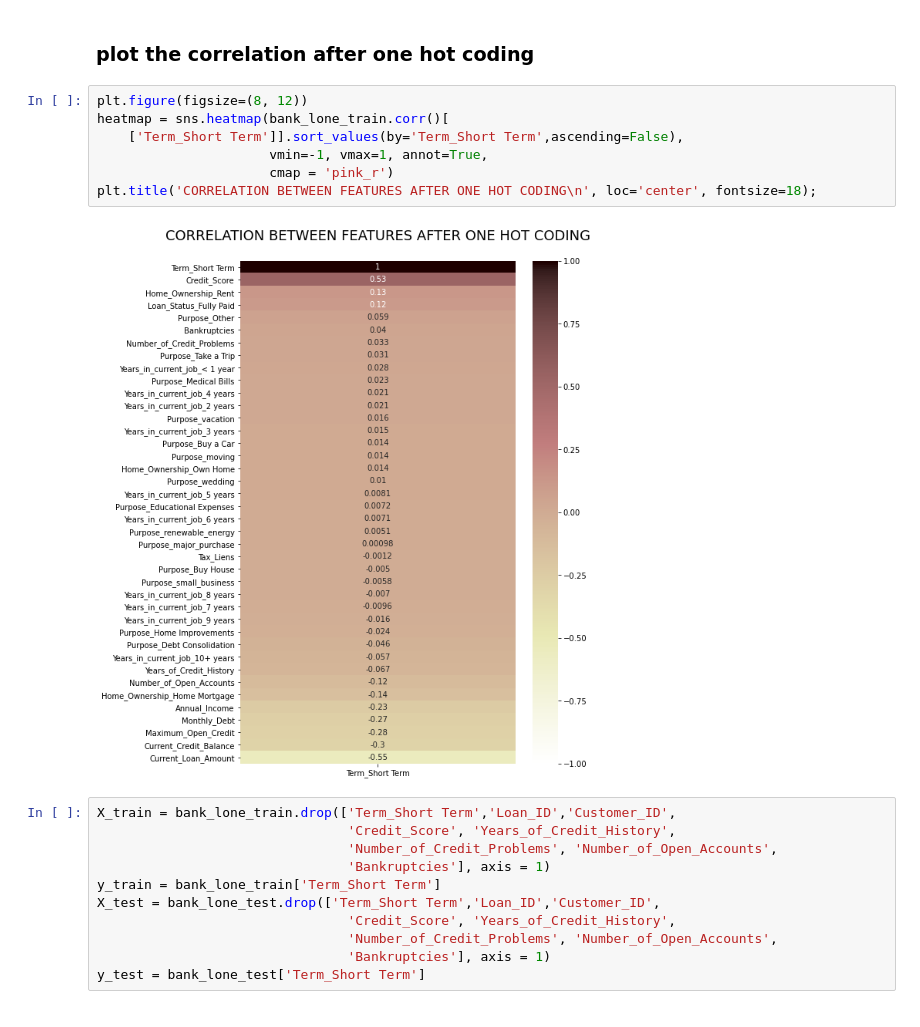
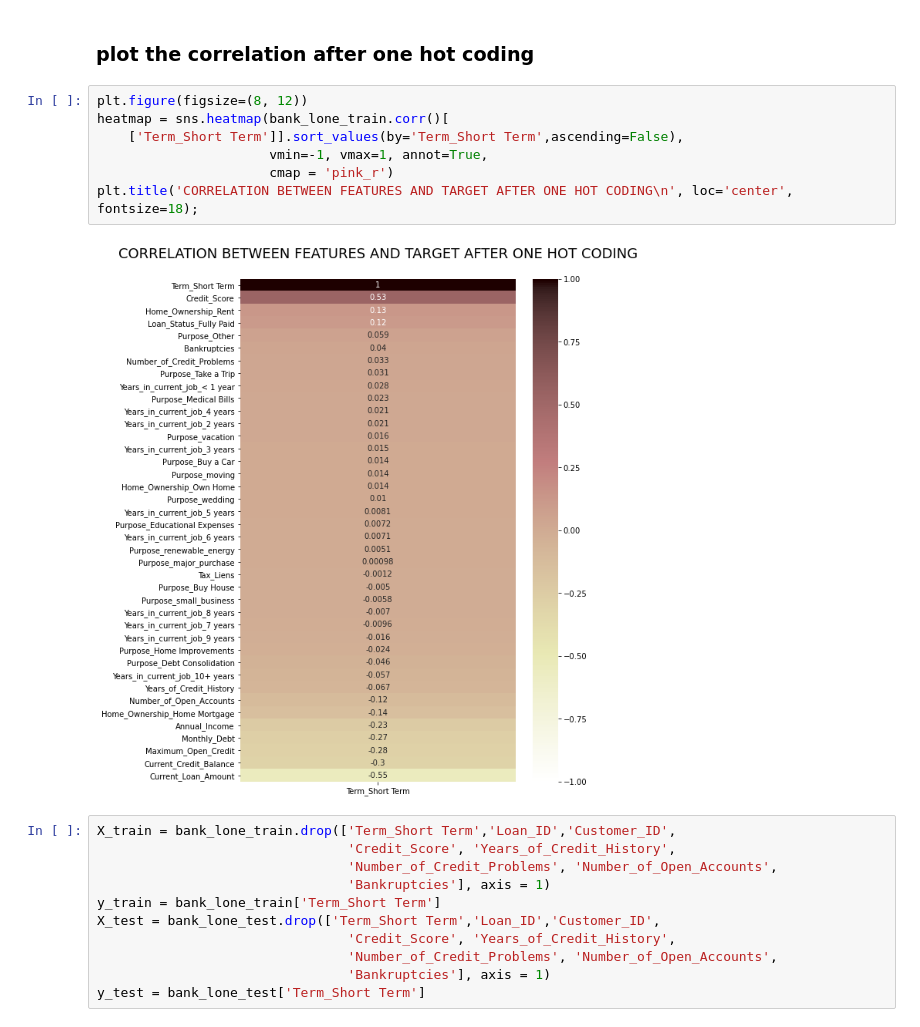
Before and after one commit to iamal95/Bank-Loan-classification, a Jupyter notebook: Code/Bank-Loan-classification.ipynb, the cells around one changed output. Saved outputs shown, nothing was run; the diff lists cells and outputs as text.

```diff
--- a/Code/Bank-Loan-classification.ipynb
+++ b/Code/Bank-Loan-classification.ipynb
@@ -952,12 +919,12 @@ bank_lone_test = bank_lone_test[((bank_lone_test['Maximum_Open_Credit'] <= 99000
 # %%
 plt.figure(figsize=(8, 12))
 heatmap = sns.heatmap(bank_lone_train.corr()[
     ['Term_Short Term']].sort_values(by='Term_Short Term',ascending=False),
                       vmin=-1, vmax=1, annot=True,
                       cmap = 'pink_r')
-plt.title('CORRELATION BETWEEN FEATURES AFTER ONE HOT CODING\n', loc='center', fontsize=18);
+plt.title('CORRELATION BETWEEN FEATURES AND TARGET AFTER ONE HOT CODING\n', loc='center', fontsize=18);
 # %% [output]
-[figure, old version]
+[figure, new version]
 # %%
 X_train = bank_lone_train.drop(['Term_Short Term','Loan_ID','Customer_ID',
                                 'Credit_Score', 'Years_of_Credit_History',
```
Also changed, not shown: parts of 61 cells of this notebook.
